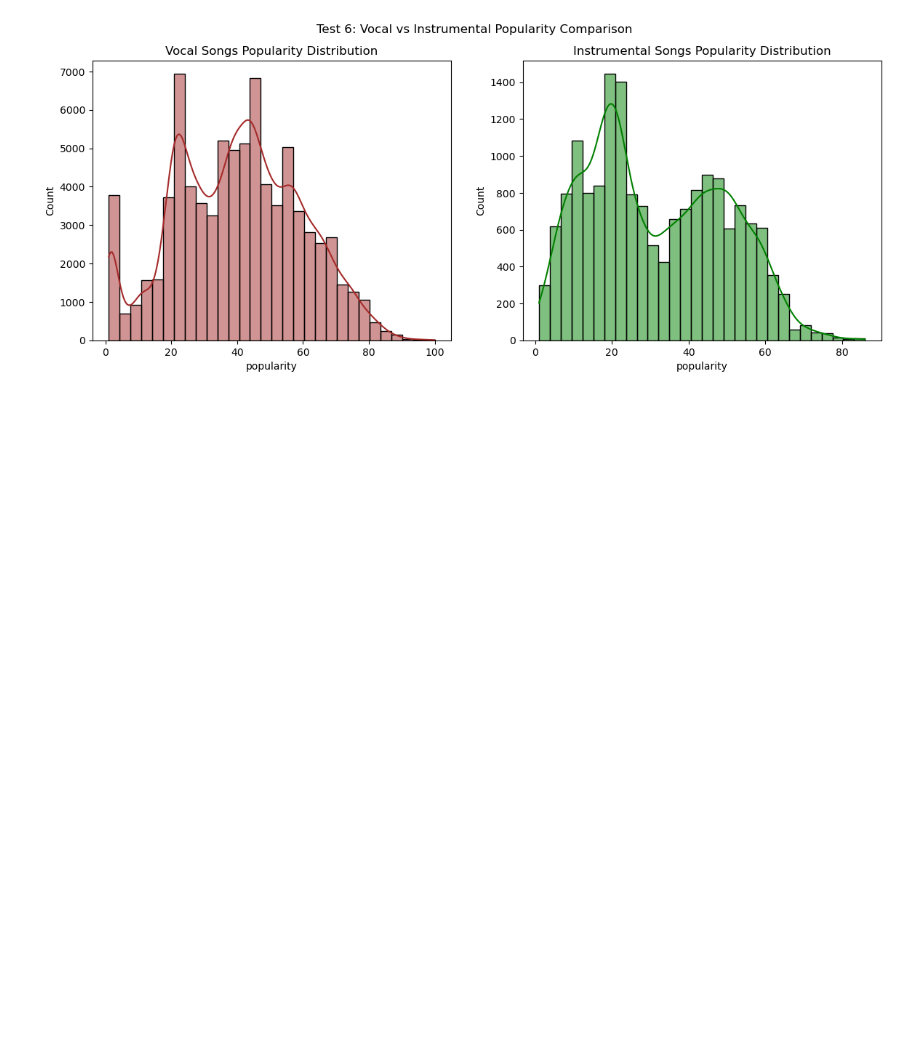
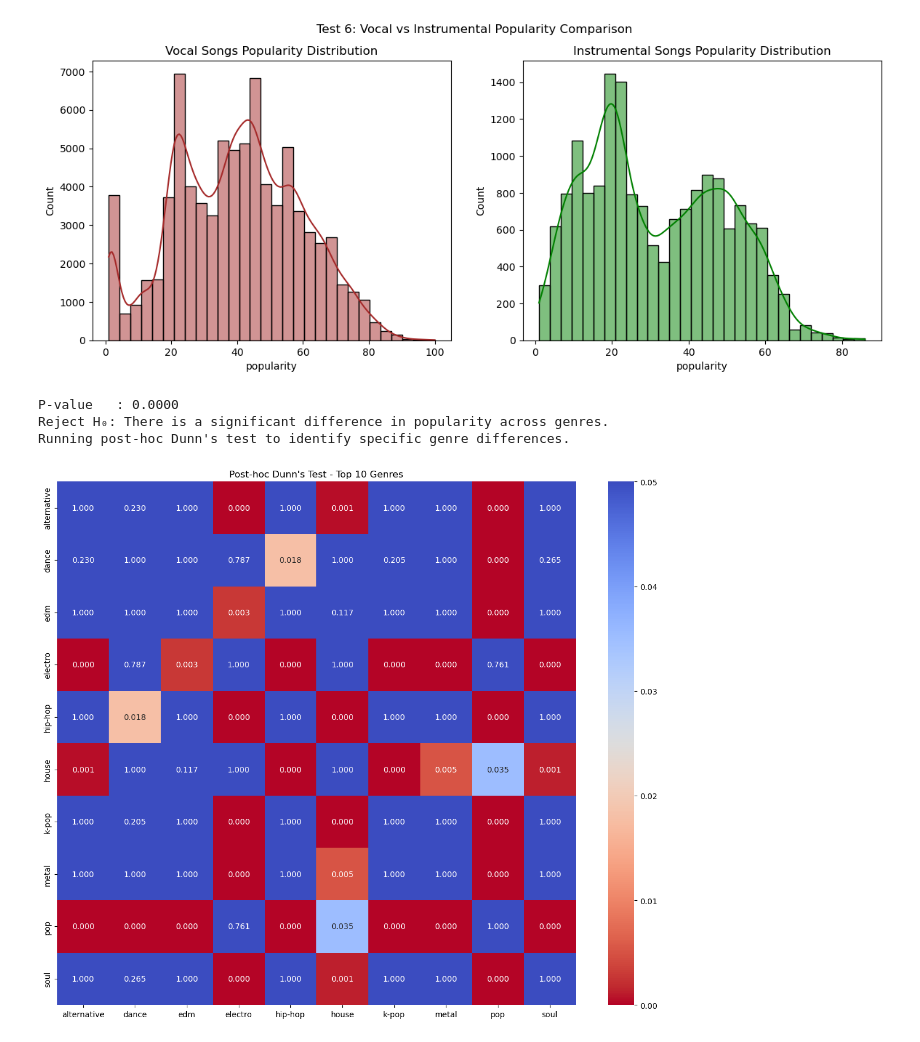
Before and after one commit to canreves/popularity-guesser, a Jupyter notebook: hypothesis-testing.ipynb, the cells around one changed output. Saved outputs shown, nothing was run; the diff lists cells and outputs as text; code cells hidden in the pictures; blank space fills up the shorter version.

Commit message:
test 7 is done.

```diff
--- a/hypothesis-testing.ipynb
+++ b/hypothesis-testing.ipynb
@@ -334,3 +334,32 @@ Instrumental - Median: 28.0
 P-value   : 0.0000
 Reject H₀: Vocal songs are more popular than instrumental songs.
 [figure]
+# %%
+# Test 7: Popularity Across Genres - Kruskal-Wallis H Test
+
+genre_groups = [group["popularity"].values for _, group in df.groupby("track_genre")]
+
+stat, p_value = stats.kruskal(*genre_groups)
+print(f"P-value   : {p_value:.4f}")
+if p_value < 0.05:
+    print("Reject H₀: There is a significant difference in popularity across genres.")
+    print("Running post-hoc Dunn's test to identify specific genre differences.")
+
+    top10_genres = (df.groupby("track_genre")["popularity"].median().nlargest(10).index.to_list())
+    df_top10 = df[df["track_genre"].isin(top10_genres)]
+    dunn_result = sp.posthoc_dunn(df_top10, val_col="popularity", group_col="track_genre", p_adjust="bonferroni")
+
+    plt.figure(figsize=(12,10))
+    sns.heatmap(dunn_result, annot=True, fmt=".3f", cmap="coolwarm_r", vmin = 0, vmax = 0.05)
+    plt.title(f"Post-hoc Dunn's Test - Top 10 Genres")
+    plt.tight_layout()
+    plt.show()
+
+
+else:
+    print("Failed to reject H₀: No significant difference in popularity across genres.")
+# %% [output]
+P-value   : 0.0000
+Reject H₀: There is a significant difference in popularity across genres.
+Running post-hoc Dunn's test to identify specific genre differences.
+[figure, added]
```
